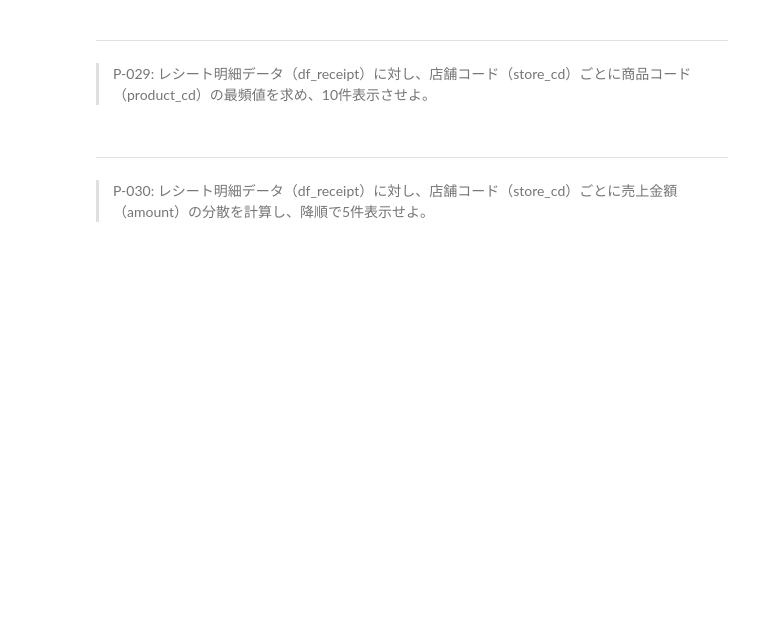
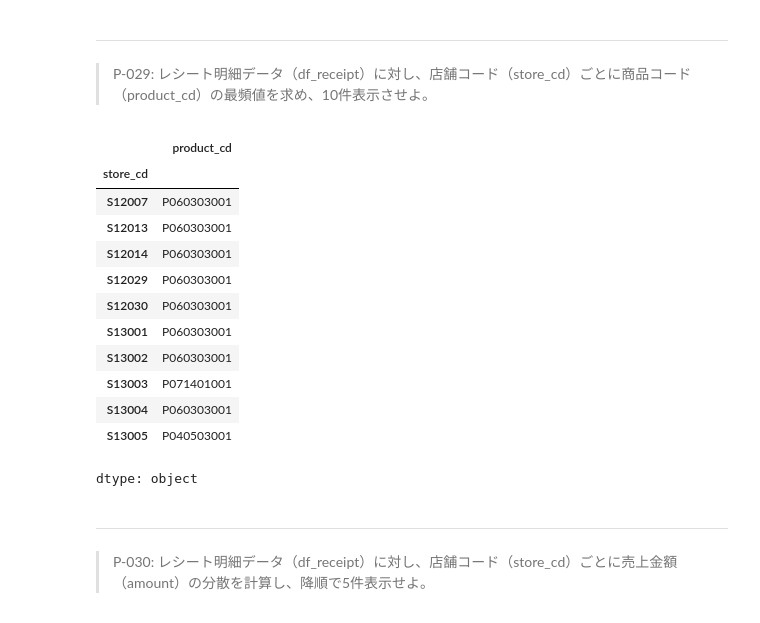
Before and after one commit to Sunny9-nao/100knocks-preprocess, a Jupyter notebook: docker/work/preprocess_knock_Python.ipynb, the cells around one changed output. Drawn from its saved outputs; the diff is of its cells as text; code cells hidden in the pictures; blank space fills up the shorter version.

```diff
--- a/docker/work/preprocess_knock_Python.ipynb
+++ b/docker/work/preprocess_knock_Python.ipynb
@@ -575,6 +597,43 @@ df_tmp.query('max_sales_ymd != min_sales_ymd').head(10)
 # %% [markdown]
 ---
 > P-029: レシート明細データ（df_receipt）に対し、店舗コード（store_cd）ごとに商品コード（product_cd）の最頻値を求め、10件表示させよ。
+# %%
+# ===== エラー内容 =====
+# df_receipt.groupby('store_cd')['product_cd'].mode().head(10)
+# → AttributeError: 'SeriesGroupBy' object has no attribute 'mode'
+
+# ===== 原因 =====
+# groupby()で生成される SeriesGroupBy オブジェクトには、mean(), sum(), max(), min() などの集約メソッドは直接使えるが、mode() は直接使えない
+
+# ===== 修正方法 =====
+# apply() または agg() を使って、各グループにラムダ関数で mode() を適用する
+df_receipt.groupby('store_cd')['product_cd'].apply(lambda x: x.mode().iloc[0]).head(10)
+
+# ===== 学び =====
+# 1. groupby後に使えるメソッドには制限がある
+#    - 直接使える: mean(), sum(), max(), min(), count(), std(), var(), median() など
+#    - 直接使えない: mode(), unique(), nlargest() など
+#
+# 2. 直接使えないメソッドは apply() や agg() でラムダ関数を介して使う
+#    - apply(lambda x: x.mode())
+#    - agg(lambda x: x.mode().iloc[0])
+#
+# 3. mode() は最頻値が複数返る可能性があるため、
+#    .iloc[0] で最初の1つを取得する必要がある
+# %% [output]
+|  | product_cd |
+| store_cd |  |
+| S12007 | P060303001 |
+| S12013 | P060303001 |
+| S12014 | P060303001 |
+| S12029 | P060303001 |
+| S12030 | P060303001 |
+| S13001 | P060303001 |
+| S13002 | P060303001 |
+| S13003 | P071401001 |
+| S13004 | P060303001 |
+| S13005 | P040503001 |
+dtype: object
 # %% [markdown]
 ---
 > P-030: レシート明細データ（df_receipt）に対し、店舗コード（store_cd）ごとに売上金額（amount）の分散を計算し、降順で5件表示せよ。
```
Also changed, not shown: parts of 9 cells of this notebook.
